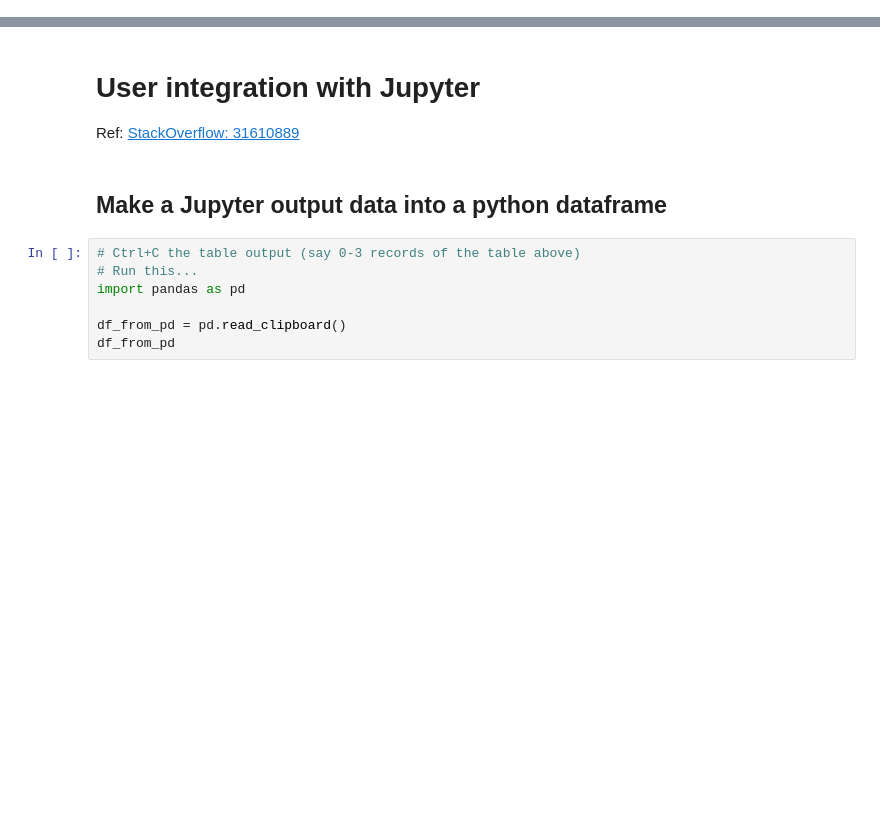
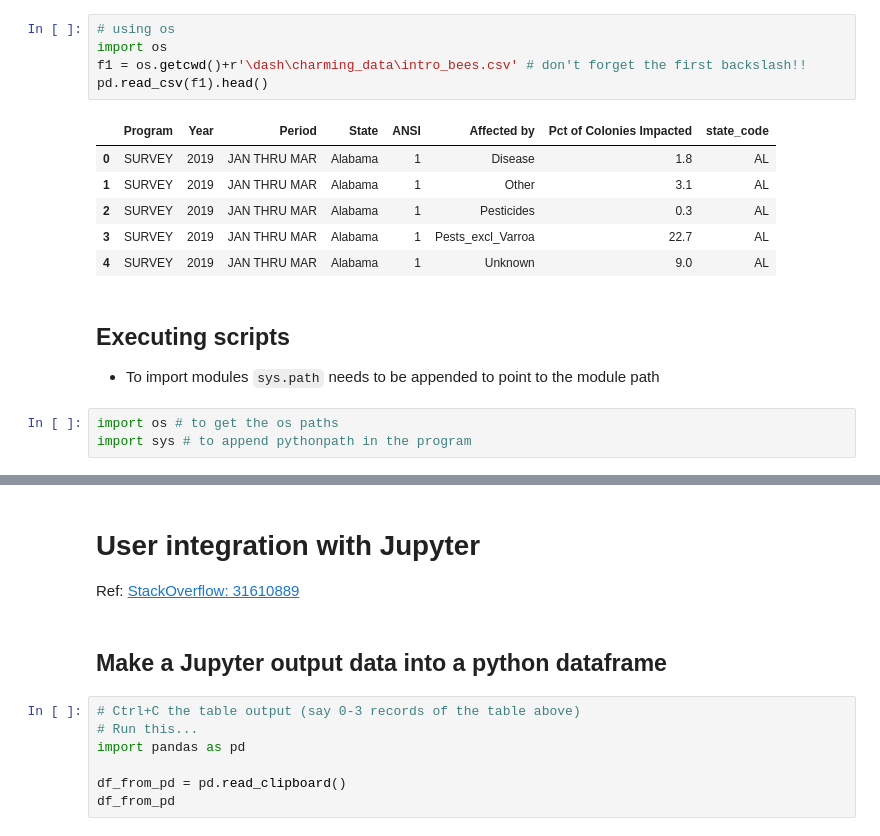
Before and after one commit to reservoirinvest/learn, a Jupyter notebook: py_scripts.ipynb, the cells around one changed output, grey strips where cells are left out. Drawn from its saved outputs; the diff is of its cells as text; blank space fills up the shorter version.

```diff
--- a/py_scripts.ipynb
+++ b/py_scripts.ipynb
@@ -0,0 +25,18 @@
+# %%
+# using os
+import os
+f1 = os.getcwd()+r'\dash\charming_data\intro_bees.csv' # don't forget the first backslash!!
+pd.read_csv(f1).head()
+# %% [output]
+|  | Program | Year | Period | State | ANSI | Affected by | Pct of Colonies Impacted | state_code |
+| 0 | SURVEY | 2019 | JAN THRU MAR | Alabama | 1 | Disease | 1.8 | AL |
+| 1 | SURVEY | 2019 | JAN THRU MAR | Alabama | 1 | Other | 3.1 | AL |
+| 2 | SURVEY | 2019 | JAN THRU MAR | Alabama | 1 | Pesticides | 0.3 | AL |
+| 3 | SURVEY | 2019 | JAN THRU MAR | Alabama | 1 | Pests_excl_Varroa | 22.7 | AL |
+| 4 | SURVEY | 2019 | JAN THRU MAR | Alabama | 1 | Unknown | 9.0 | AL |
+# %% [markdown]
+## Executing scripts
+* To import modules `sys.path` needs to be appended to point to the module path
+# %%
+import os # to get the os paths
+import sys # to append pythonpath in the program
```
Also changed, not shown: parts of 4 cells of this notebook, 19 other files.
